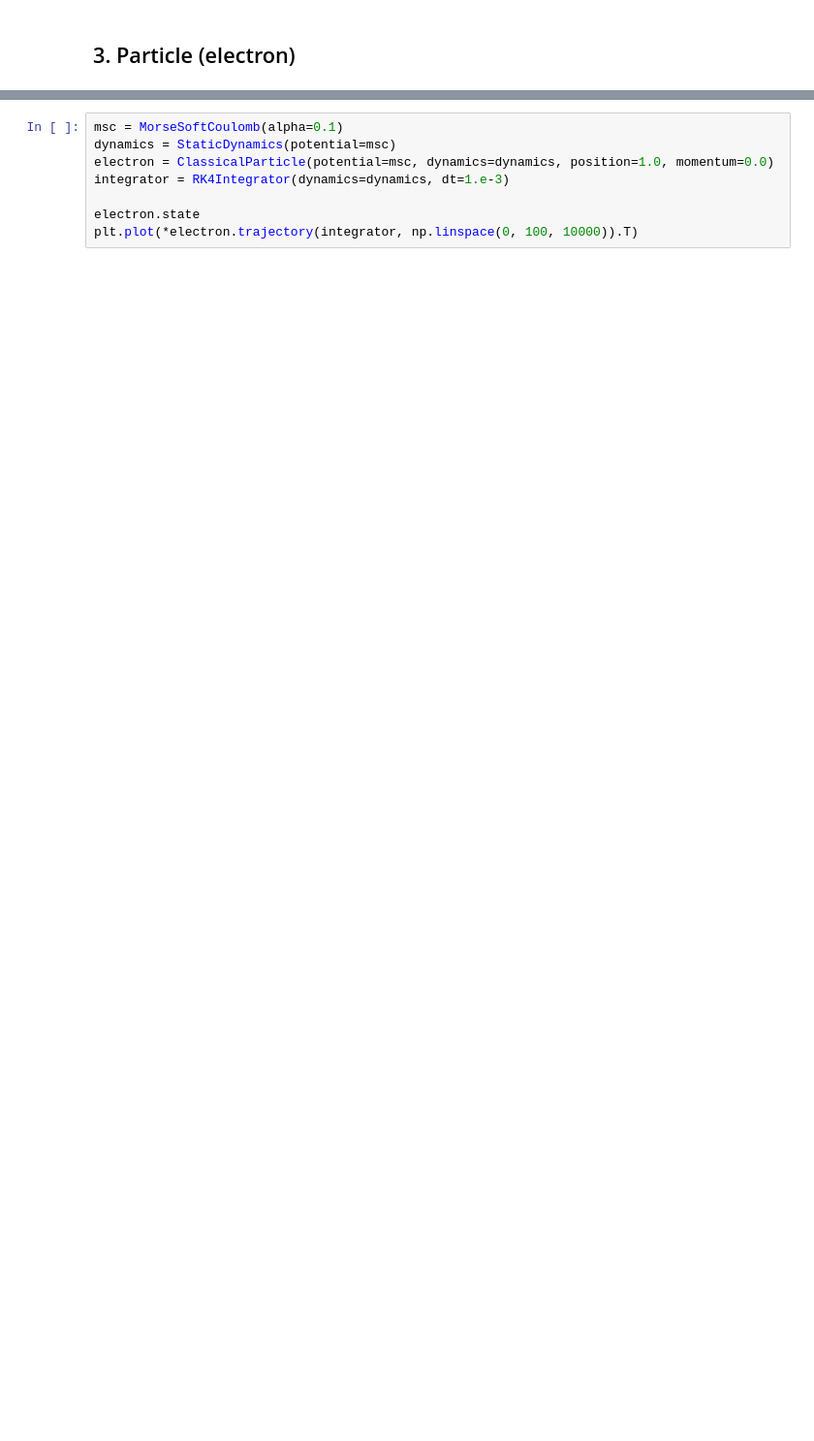
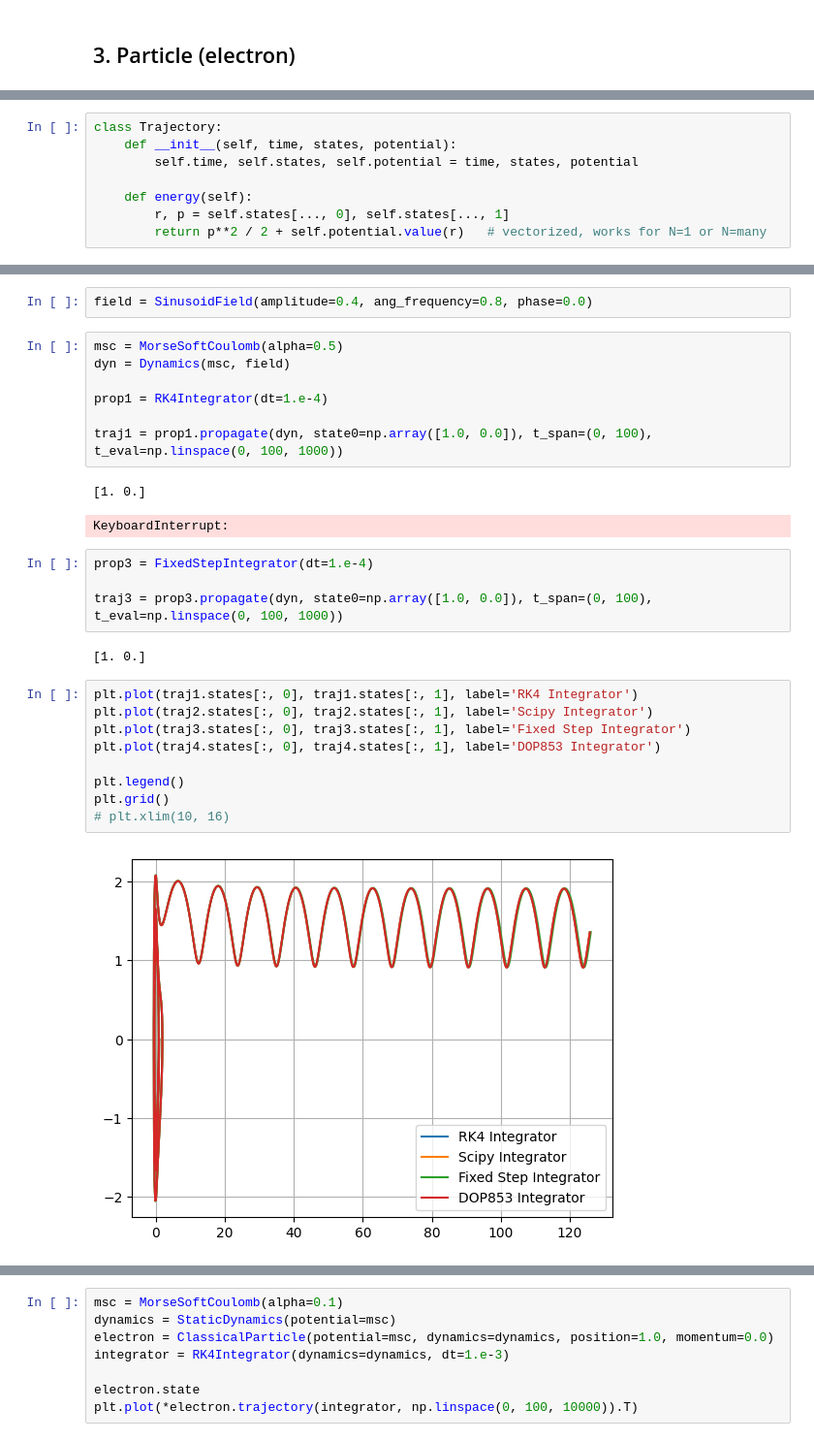
Before and after one commit to Gabriel-Amici/MorseCoulomb, a Jupyter notebook: notebooks/development/class_dev.ipynb, the cells around one changed output, grey strips where cells are left out. Shown at 97% size. Saved outputs shown, nothing was run; the diff lists cells and outputs as text; blank space fills up the shorter version.

```diff
--- a/notebooks/development/class_dev.ipynb
+++ b/notebooks/development/class_dev.ipynb
@@ -272 +282,9 @@ class StaticDynamics(Dynamics):
+# %%
+class Trajectory:
+    def __init__(self, time, states, potential):
+        self.time, self.states, self.potential = time, states, potential
+
+    def energy(self):
+        r, p = self.states[..., 0], self.states[..., 1]
+        return p**2 / 2 + self.potential.value(r)   # vectorized, works for N=1 or N=many
 # %%
@@ -301,0 +361,29 @@ class RK4Integrator(Integrator):
+# %%
+field = SinusoidField(amplitude=0.4, ang_frequency=0.8, phase=0.0)
+# %%
+msc = MorseSoftCoulomb(alpha=0.5)
+dyn = Dynamics(msc, field)
+
+prop1 = RK4Integrator(dt=1.e-4)
+
+traj1 = prop1.propagate(dyn, state0=np.array([1.0, 0.0]), t_span=(0, 100), t_eval=np.linspace(0, 100, 1000))
+# %% [output]
+[1. 0.]
+KeyboardInterrupt:
+# %%
+prop3 = FixedStepIntegrator(dt=1.e-4)
+
+traj3 = prop3.propagate(dyn, state0=np.array([1.0, 0.0]), t_span=(0, 100), t_eval=np.linspace(0, 100, 1000))
+# %% [output]
+[1. 0.]
+# %%
+plt.plot(traj1.states[:, 0], traj1.states[:, 1], label='RK4 Integrator')
+plt.plot(traj2.states[:, 0], traj2.states[:, 1], label='Scipy Integrator')
+plt.plot(traj3.states[:, 0], traj3.states[:, 1], label='Fixed Step Integrator')
+plt.plot(traj4.states[:, 0], traj4.states[:, 1], label='DOP853 Integrator')
+
+plt.legend()
+plt.grid()
+# plt.xlim(10, 16)
+# %% [output]
+[figure, added]
```
Also changed, not shown: parts of 11 cells of this notebook.
